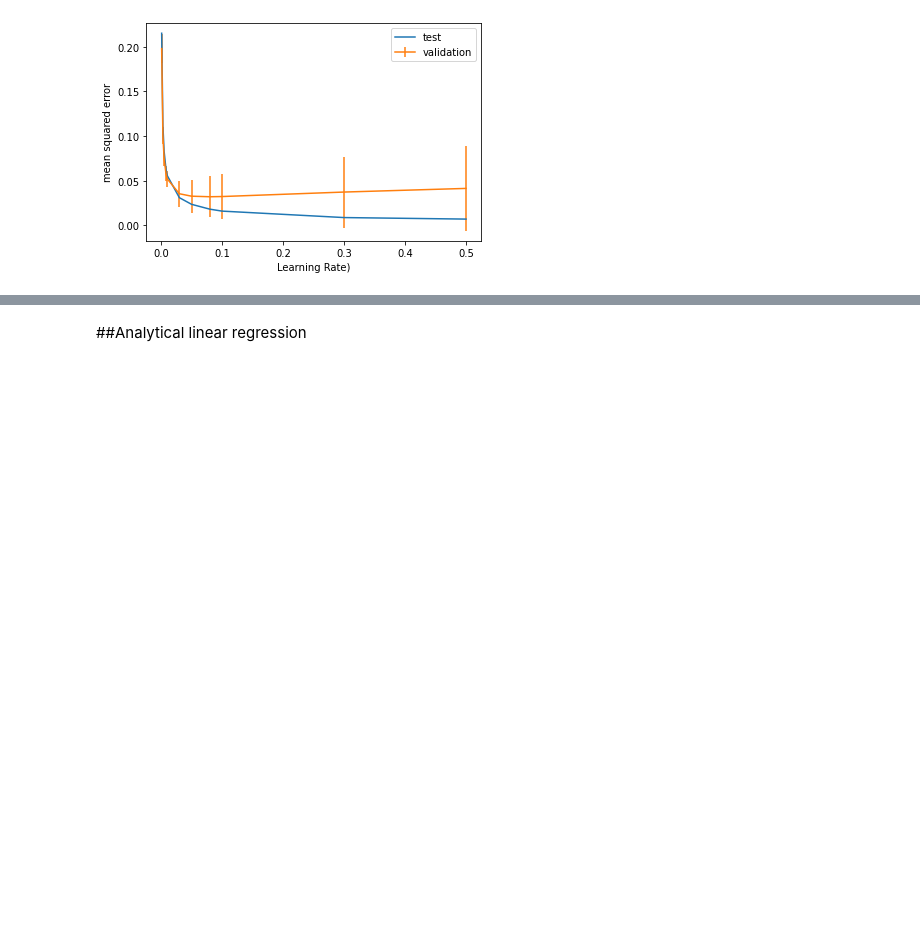
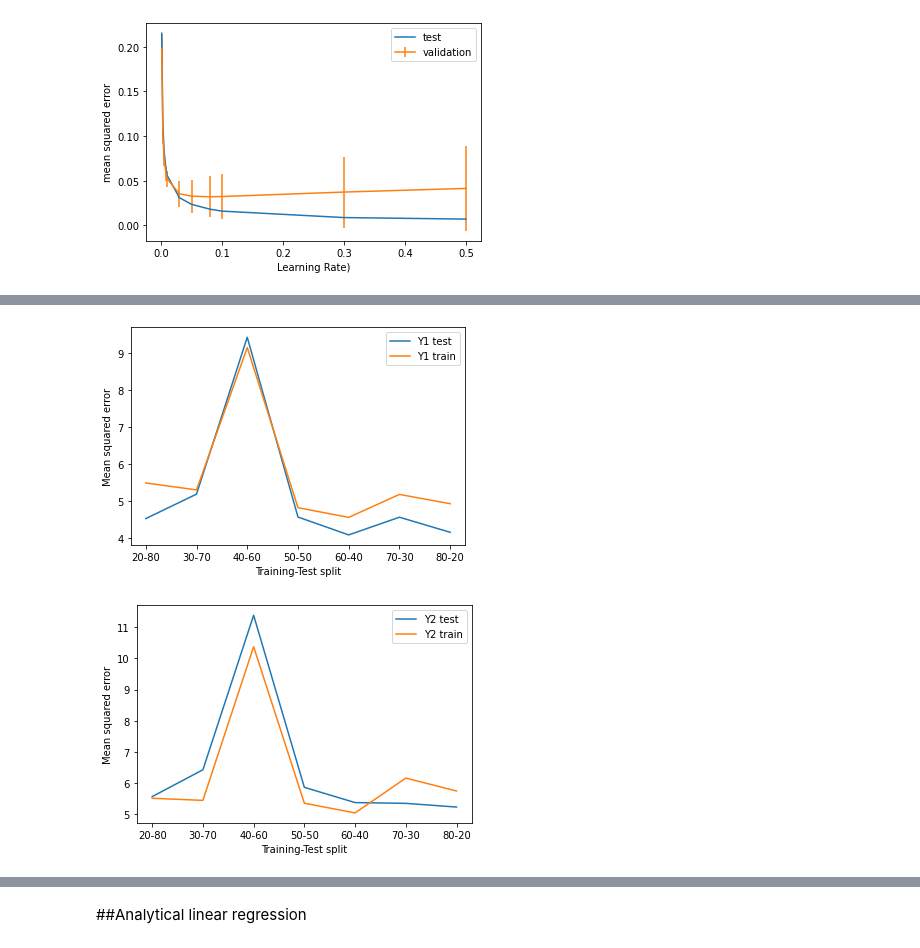
Before and after one commit to VenissaCarolQuadros/COMP551, a Jupyter notebook: COMP551_A1.ipynb, the cells around one changed output, grey strips where cells are left out. Cells and saved outputs as stored; diff of their text form; code cells hidden in the pictures; blank space fills up the shorter version.

```diff
--- a/COMP551_A1.ipynb
+++ b/COMP551_A1.ipynb
@@ -397,0 +416,41 @@ plt.show()
+# %%
+splits=np.arange(start=0.2, stop=0.8, step=0.1)
+err_test, err_train = np.zeros((len(splits), 2)), np.zeros((len(splits), 2))
+model1= LinearRegression()
+for i, split in enumerate(splits):
+    train=data1.sample(frac=split, random_state=200)
+    test=data1.drop(train.index)
+    X_train= train.iloc[:, :6].to_numpy(copy=True)
+    X_train= X_train/ X_train.max(axis=0)
+    Y_train= train.iloc[:, 6:].to_numpy(copy=True)
+    X_test= test.iloc[:, :6].to_numpy(copy=True)
+    X_test= X_test/ X_test.max(axis=0)
+    Y_test= test.iloc[:, 6:].to_numpy(copy=True)
+
+    weights= model1.fitClosedForm(X_train, Y_train)
+    Ypredict=model1.predict(X_test)
+    err_test[i, :]=0.5*np.mean((Y_test-Ypredict)**2, axis=0)
+    Ypredict1=model1.predict(X_train)
+    err_train[i, :]=0.5*np.mean((Y_train-Ypredict1)**2, axis=0)
+
+plt.plot(splits, err_test[:,0],  label='Y1 test')
+plt.plot(splits, err_train[:,0], label='Y1 train')
+
+#plt.plot(splits, err_test[:,1],  label='Y2 test')
+#plt.plot(splits, err_train[:,1], label='Y2 train')
+plt.xticks(ticks=splits, labels=['20-80', '30-70', '40-60', '50-50', '60-40', '70-30', '80-20'])
+plt.legend()
+plt.xlabel('Training-Test split')
+plt.ylabel('Mean squared error')
+plt.show()
+
+plt.plot(splits, err_test[:,1],  label='Y2 test')
+plt.plot(splits, err_train[:,1], label='Y2 train')
+plt.xticks(ticks=splits, labels=['20-80', '30-70', '40-60', '50-50', '60-40', '70-30', '80-20'])
+plt.legend()
+plt.xlabel('Training-Test split')
+plt.ylabel('Mean squared error')
+plt.show()
+# %% [output]
+[figure, added]
+[figure, added]
```
Also changed, not shown: parts of 11 cells of this notebook.
